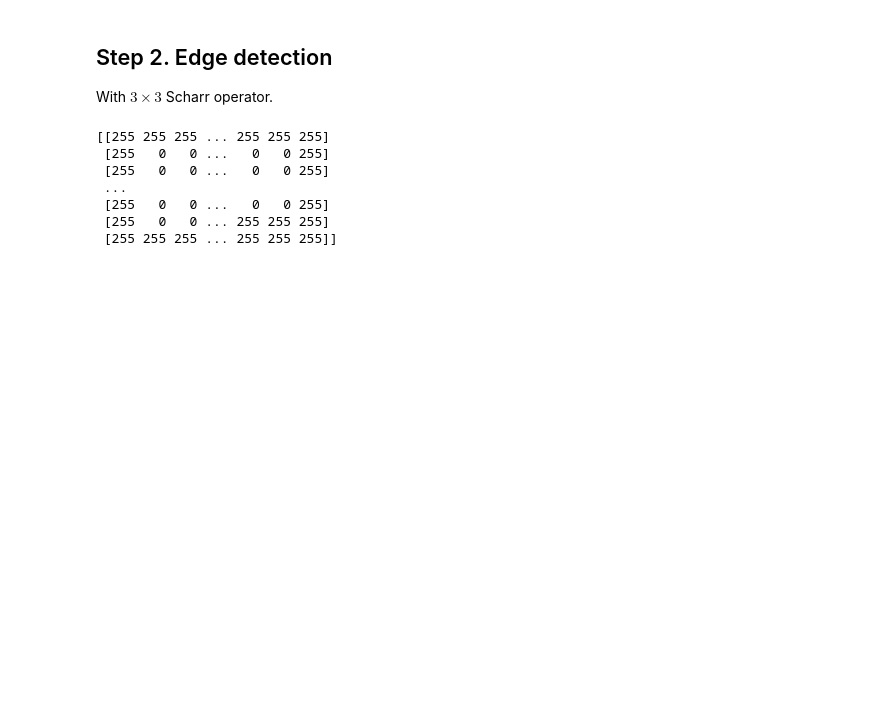
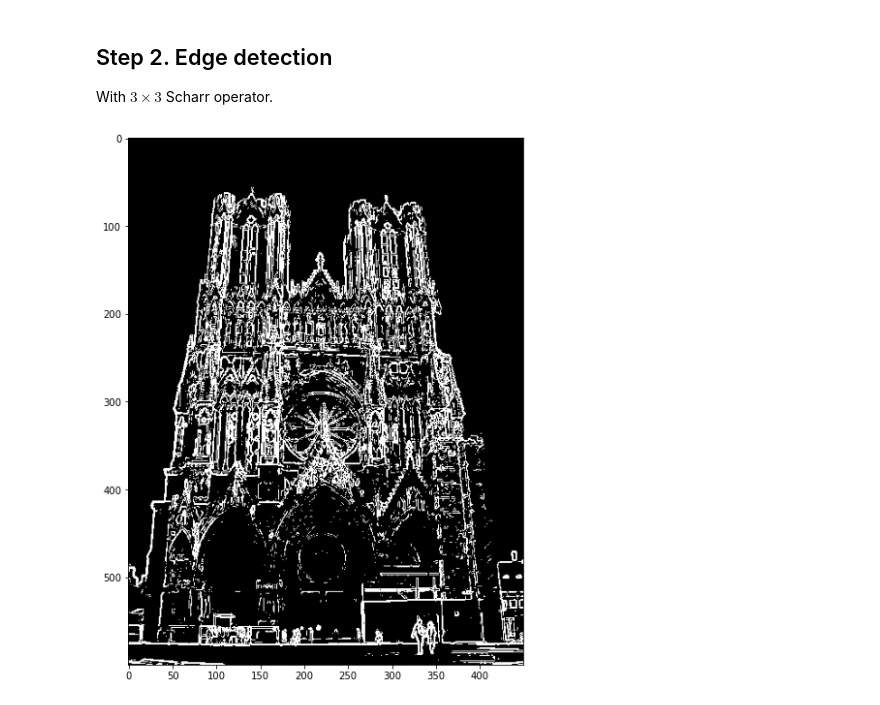
Before and after one commit to jointpoints/perspective-control, a Jupyter notebook: experiments/hough_transform.ipynb, the cells around one changed output. Saved outputs shown, nothing was run; the diff lists cells and outputs as text; code cells hidden in the pictures; blank space fills up the shorter version.

```diff
--- a/experiments/hough_transform.ipynb
+++ b/experiments/hough_transform.ipynb
@@ -74,14 +89,12 @@ render_image(image)
 ## Step 2. Edge detection
 
 With $3 \times 3$ Scharr operator.
-# %%
-#render_image(scharr(image))
-scharr(image).show()
-# %% [output]
-[[255 255 255 ... 255 255 255]
- [255   0   0 ...   0   0 255]
- [255   0   0 ...   0   0 255]
- ...
- [255   0   0 ...   0   0 255]
- [255   0   0 ... 255 255 255]
- [255 255 255 ... 255 255 255]]
+# %%
+edges = filters.scharr(color.rgb2gray(image))
+edges[np.where(edges > filters.threshold_otsu(edges))] = 255
+edges[np.where(edges != 255)] = 0
+edges = edges.astype('int')
+# %%
+render_image(edges, grayscale=True)
+# %% [output]
+[figure, added]
```
Also changed, not shown: parts of 13 cells of this notebook, 1 other file.
